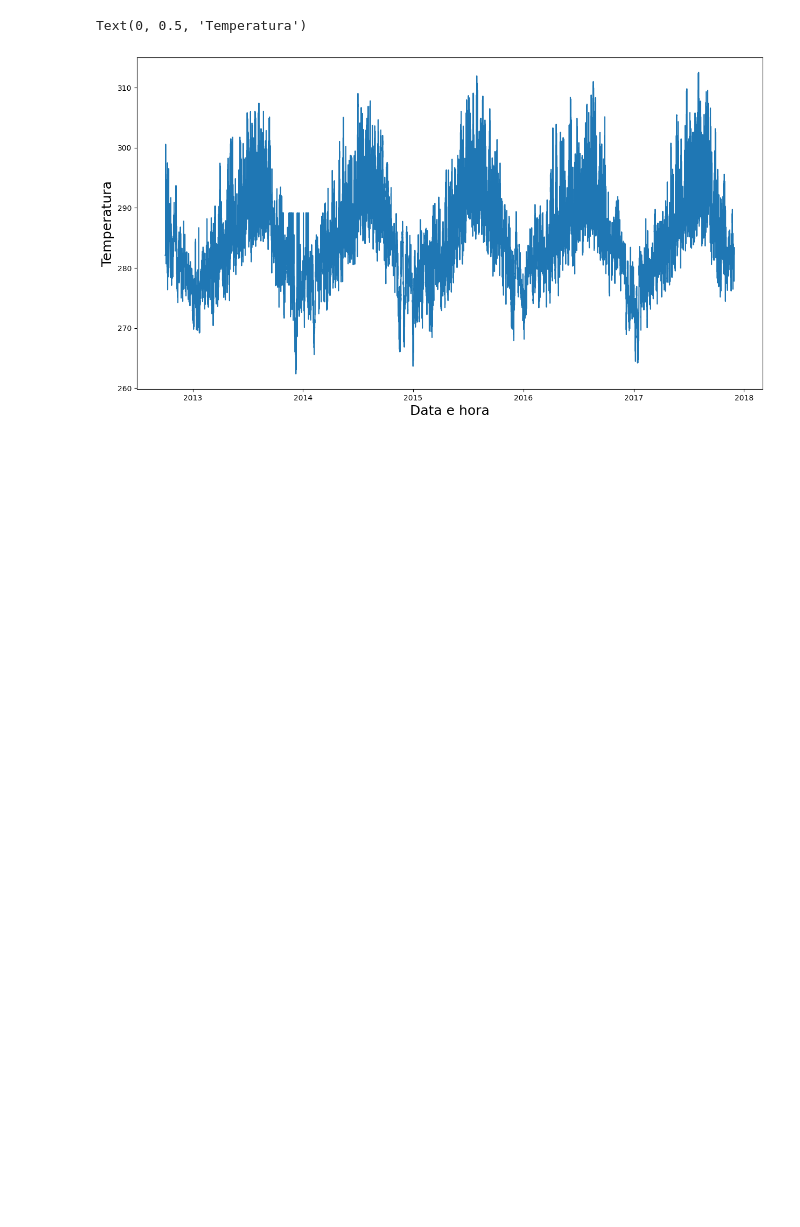
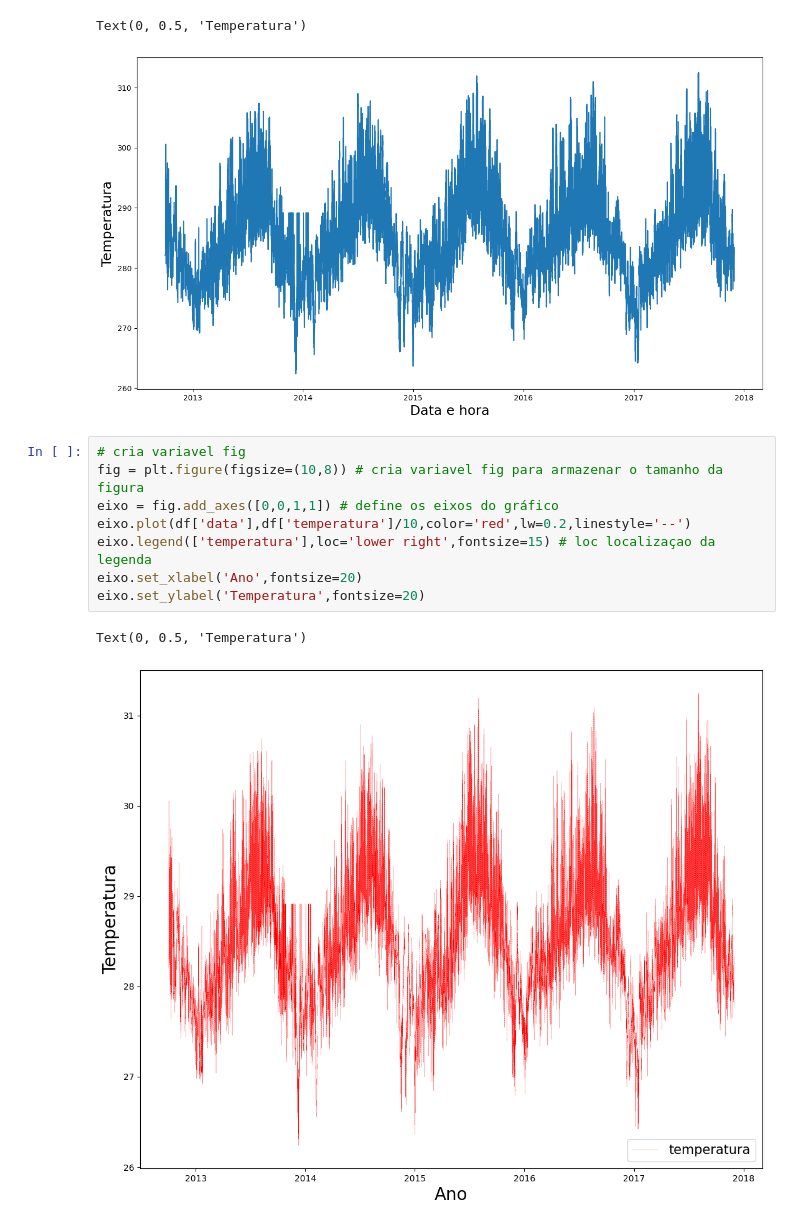
Before and after one commit to danielvieira95/Inteligencia_Artificial_2025, a Jupyter notebook: Turma-A/aula03/codigo1.ipynb, the cells around one changed output. Saved outputs shown, nothing was run; the diff lists cells and outputs as text; blank space fills up the shorter version.

```diff
--- a/Turma-A/aula03/codigo1.ipynb
+++ b/Turma-A/aula03/codigo1.ipynb
@@ -94,3 +94,14 @@ plt.ylabel('Temperatura',fontsize=18)
 # %% [output]
 Text(0, 0.5, 'Temperatura')
 [figure]
+# %%
+# cria variavel fig
+fig = plt.figure(figsize=(10,8)) # cria variavel fig para armazenar o tamanho da figura
+eixo = fig.add_axes([0,0,1,1]) # define os eixos do gráfico
+eixo.plot(df['data'],df['temperatura']/10,color='red',lw=0.2,linestyle='--')
+eixo.legend(['temperatura'],loc='lower right',fontsize=15) # loc localizaçao da legenda
+eixo.set_xlabel('Ano',fontsize=20)
+eixo.set_ylabel('Temperatura',fontsize=20)
+# %% [output]
+Text(0, 0.5, 'Temperatura')
+[figure, added]
```
Also changed, not shown: parts of 1 cell of this notebook.
